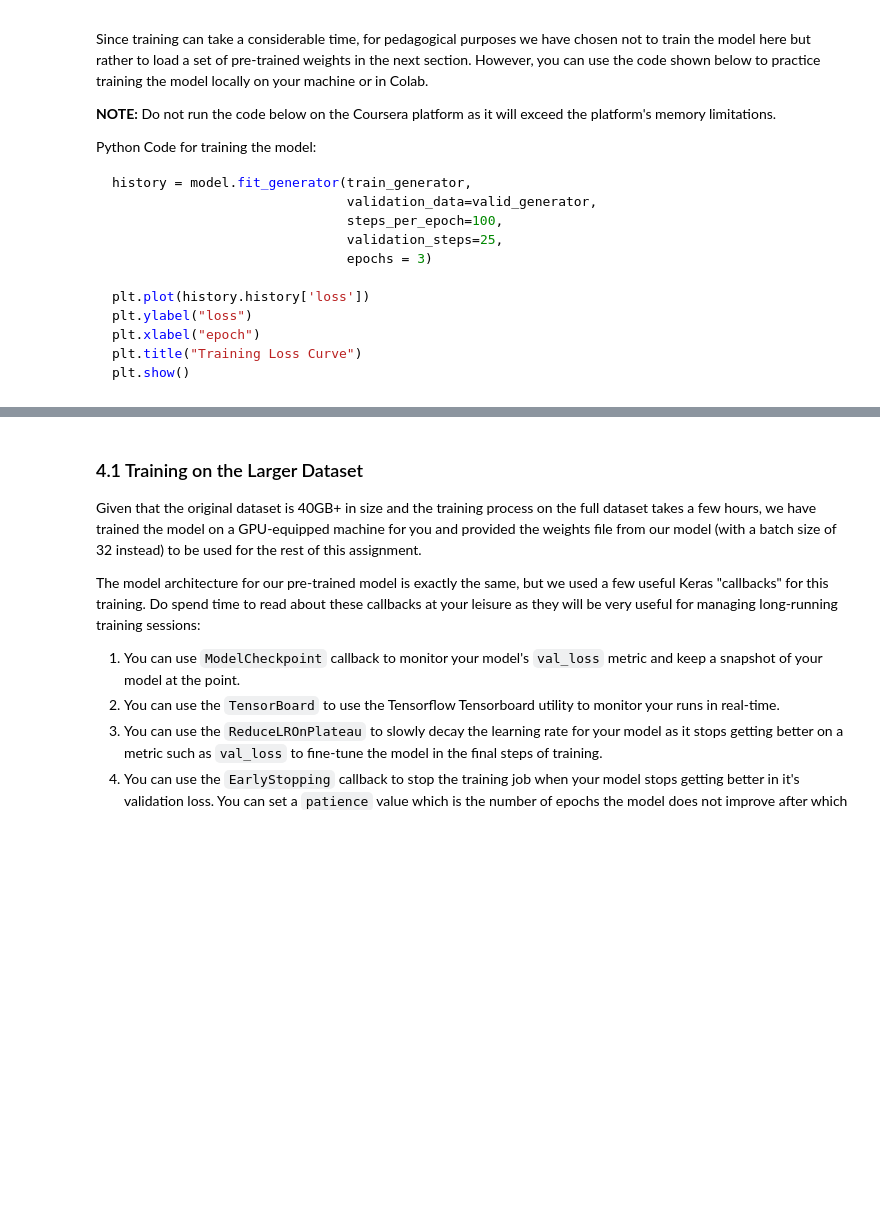
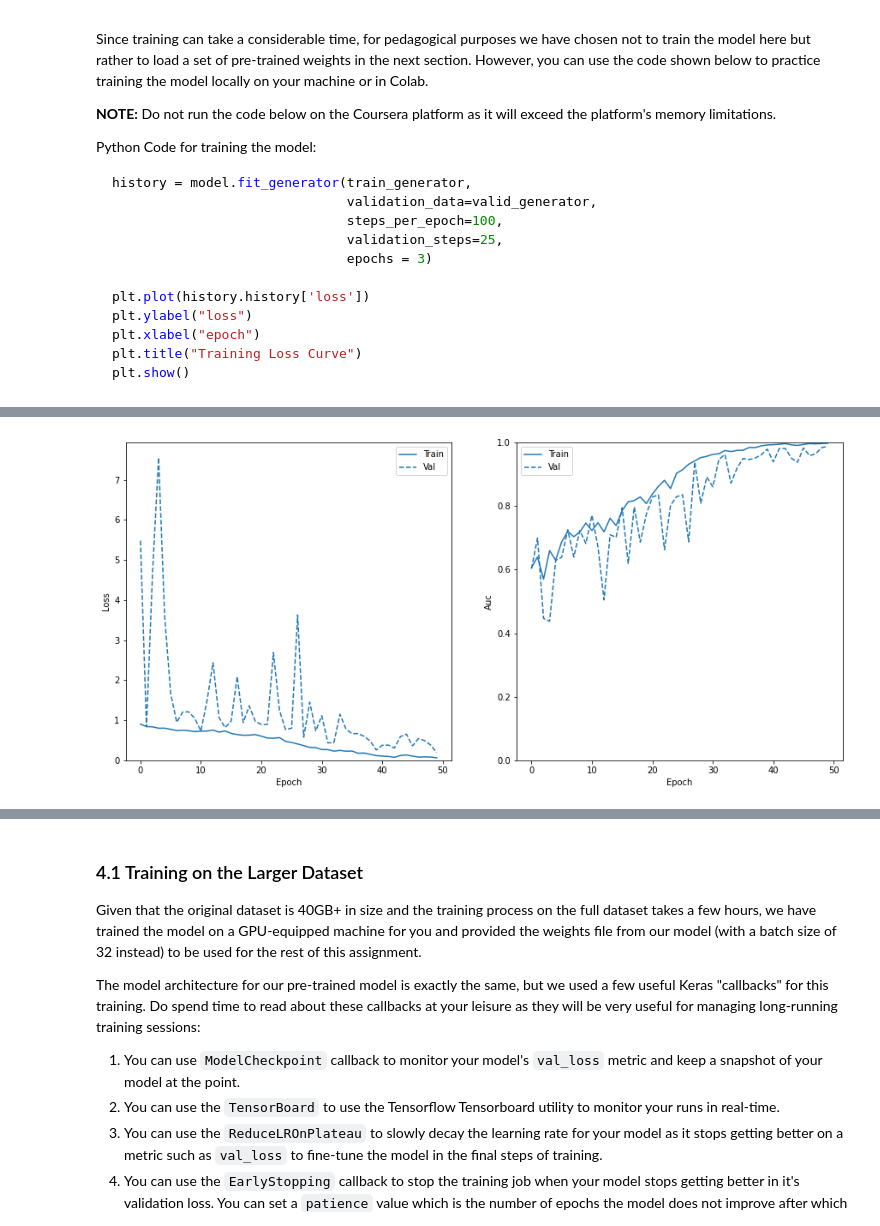
Before and after one commit to ademyanchuk/ChestXRay, a Jupyter notebook: notebooks/C1M1_Assignment.ipynb, the cells around one changed output, grey strips where cells are left out. Cells and saved outputs as stored; diff of their text form; code cells hidden in the pictures; blank space fills up the shorter version.

```diff
--- a/notebooks/C1M1_Assignment.ipynb
+++ b/notebooks/C1M1_Assignment.ipynb
@@ -712,0 +748,7 @@ We can set our custom loss function for the model by specifying the `loss` param
+# %%
+METRICS = [TruePositives(name='tp'),
+           FalsePositives(name='fp'),
+           TrueNegatives(name='tn'),
+           FalseNegatives(name='fn'),
+           AUC(),
+          ]
@@ -753,0 +809,7 @@ plt.show()
+# %%
+early_stopping = tf.keras.callbacks.EarlyStopping(
+    monitor='val_auc',
+    verbose=1,
+    patience=10,
+    mode='max',
+    restore_best_weights=True)
@@ -753,0 +975,8 @@ plt.show()
+# %%
+model = make_model(loss=get_weighted_loss(pos_weights, neg_weights))
+history = model.fit(train_generator,
+                    validation_data=valid_generator,
+                    epochs=50,
+                    callbacks = [early_stopping],
+                    verbose=1,
+                    workers=6)
@@ -753,0 +1001,24 @@ plt.show()
+# %%
+def plot_metrics(history):
+    metrics =  ['loss', 'auc']
+    plt.figure(figsize=(15,15))
+    for n, metric in enumerate(metrics):
+        name = metric.replace("_"," ").capitalize()
+        plt.subplot(2,2,n+1)
+        plt.plot(history.epoch,  history.history[metric], color=colors[0], label='Train')
+        plt.plot(history.epoch, history.history['val_'+metric],
+                 color=colors[0], linestyle="--", label='Val')
+        plt.xlabel('Epoch')
+        plt.ylabel(name)
+        if metric == 'loss':
+            plt.ylim([0, plt.ylim()[1]])
+        elif metric == 'auc':
+            plt.ylim([0.0,1])
+        else:
+            plt.ylim([0,1])
+
+        plt.legend()
+# %%
+plot_metrics(history)
+# %% [output]
+[figure, added]
```
Also changed, not shown: parts of 38 cells of this notebook.
